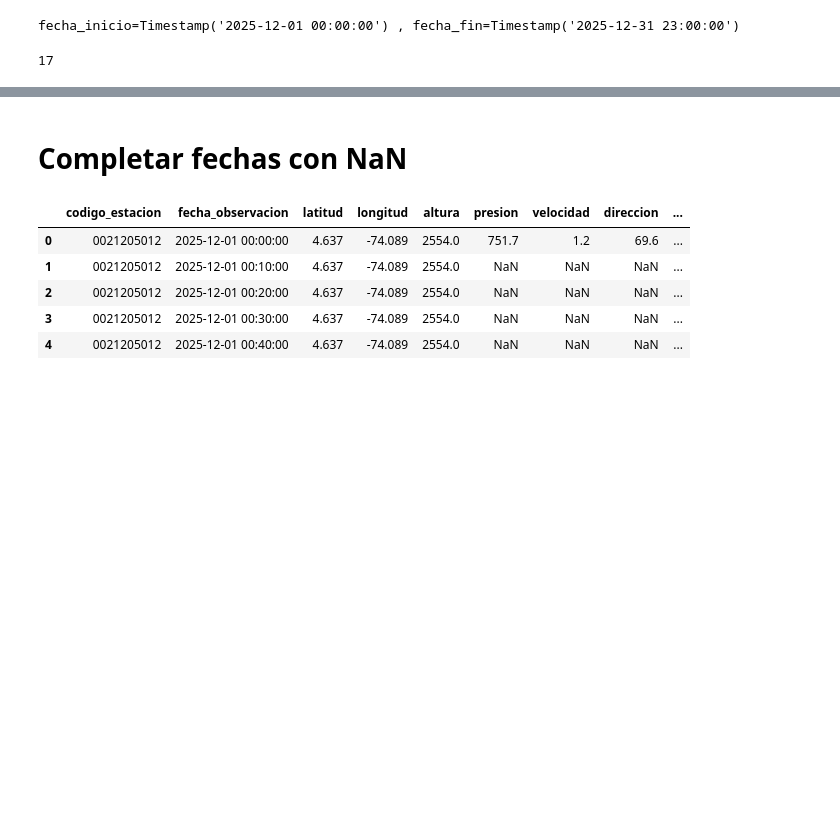
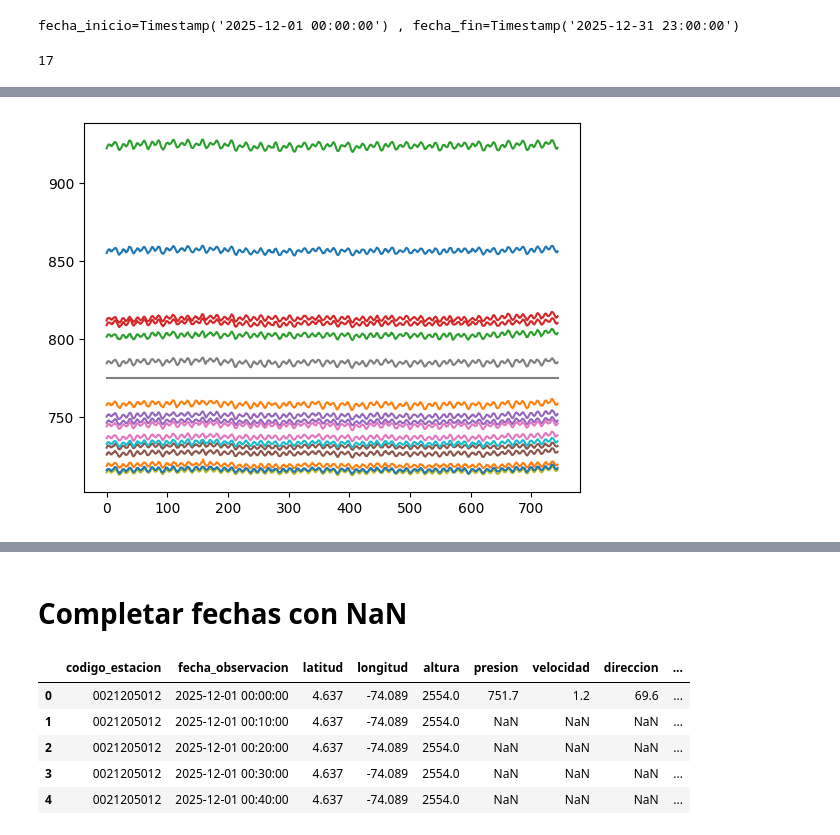
Before and after one commit to sagomeza1/pinns, a Jupyter notebook: cuadernos/preprocesamiento.ipynb, the cells around one changed output, grey strips where cells are left out. Drawn from its saved outputs; the diff is of its cells as text; code cells hidden in the pictures; blank space fills up the shorter version.

```diff
--- a/cuadernos/preprocesamiento.ipynb
+++ b/cuadernos/preprocesamiento.ipynb
@@ -289,0 +401,8 @@ wsdata = wsdata[[
+# %%
+P = wsdata["presion"].values.reshape(wsdata["codigo_estacion"].nunique() , -1)
+for idx in range(len(P)):
+    plt.plot(P[idx,:])
+plt.plot([775]*P[idx,:].shape[0])
+plt.show()
+# %% [output]
+[figure, added]
```
Also changed, not shown: parts of 18 cells of this notebook, 2 other files.
